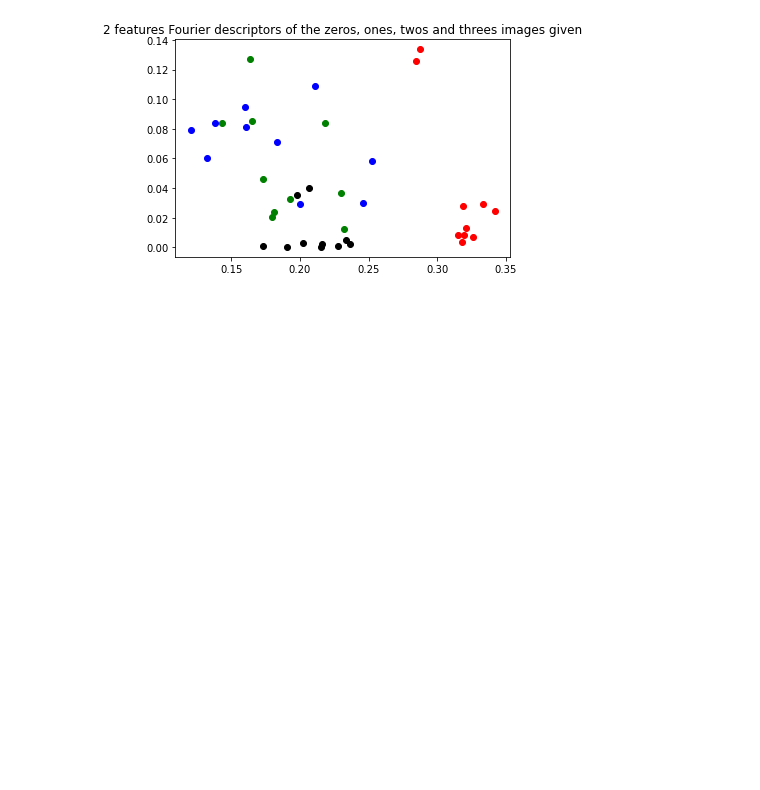
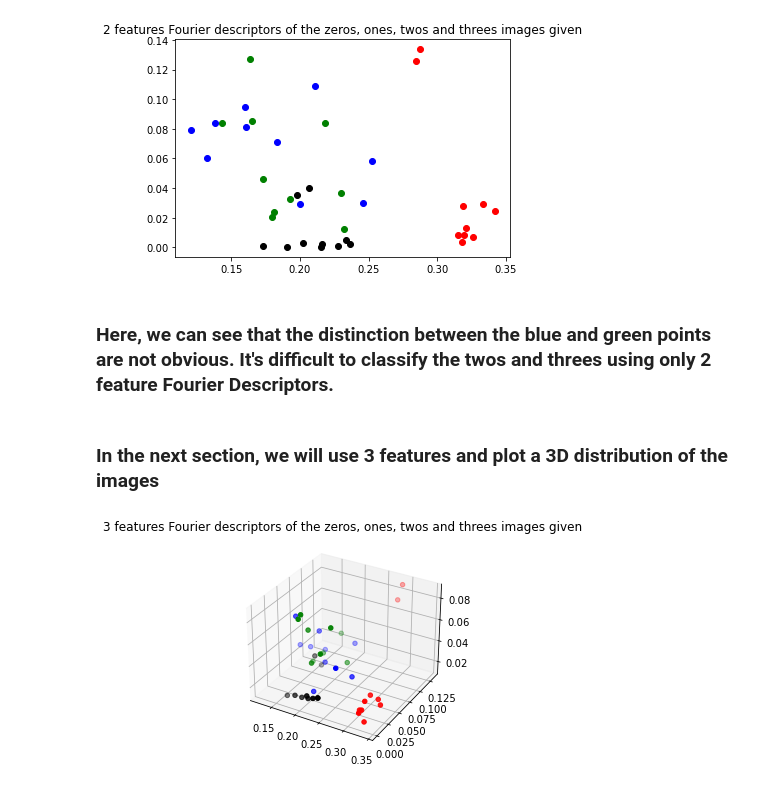
Before and after one commit to bouadiyanis/Image_processing_labs_EPFL, a Jupyter notebook: lab_02_object_description.ipynb, the cells around one changed output. Saved outputs shown, nothing was run; the diff lists cells and outputs as text; code cells hidden in the pictures; blank space fills up the shorter version.

```diff
--- a/lab_02_object_description.ipynb
+++ b/lab_02_object_description.ipynb
@@ -287,3 +290,7 @@ plt.title('2 features Fourier descriptors of the zeros, ones, twos and threes im
 plt.show()
 # %% [output]
 [figure]
+# %% [markdown]
+### Here, we can see that the distinction between the blue and green points are not obvious. It's difficult to classify the twos and threes using only 2 feature Fourier Descriptors.
+# %% [markdown]
+### In the next section, we will use 3 features and plot a 3D distribution of the images
@@ -289,0 +307,52 @@ plt.show()
+# %%
+#This function returns the Fourier Descriptors for a set of images
+
+def Get_Data_bis(image):
+
+    data=[]
+
+    for img in image:
+
+        data.append(Fourrier_Descriptors_bis(img))
+
+    return data
+# %%
+#Here, we are associating each image to a point: 40 images --> 40 points
+#The goal is to see if a classification can be pointed out from a plot
+
+
+Coordinates_zeros=Get_Data_bis(zeros_im)
+Coordinates_ones=Get_Data_bis(ones_im)
+Coordinates_twos=Get_Data_bis(twos_im)
+Coordinates_threes=Get_Data_bis(threes_im)
+
+fig = plt.figure()
+ax = fig.add_subplot(111, projection='3d')
+
+X_ones = [x[0] for x in Coordinates_ones]
+Y_ones = [x[1] for x in Coordinates_ones]
+Z_ones = [x[2] for x in Coordinates_ones]
+
+X_zeros = [x[0] for x in Coordinates_zeros]
+Y_zeros = [x[1] for x in Coordinates_zeros]
+Z_zeros = [x[2] for x in Coordinates_zeros]
+
+X_twos = [x[0] for x in Coordinates_twos]
+Y_twos = [x[1] for x in Coordinates_twos]
+Z_twos = [x[2] for x in Coordinates_twos]
+
+X_threes = [x[0] for x in Coordinates_threes]
+Y_threes = [x[1] for x in Coordinates_threes]
+Z_threes = [x[2] for x in Coordinates_threes]
+
+
+ax.scatter(X_ones,Y_ones,Z_ones, color='black')
+ax.scatter(X_threes,Y_threes,Z_threes, color='blue')
+ax.scatter(X_zeros,Y_zeros,Z_zeros, color='red')
+ax.scatter(X_twos,Y_twos,Z_twos, color='green')
+
+
+plt.title('3 features Fourier descriptors of the zeros, ones, twos and threes images given')
+plt.show()
+# %% [output]
+[figure, added]
```
Also changed, not shown: parts of 4 cells of this notebook.
